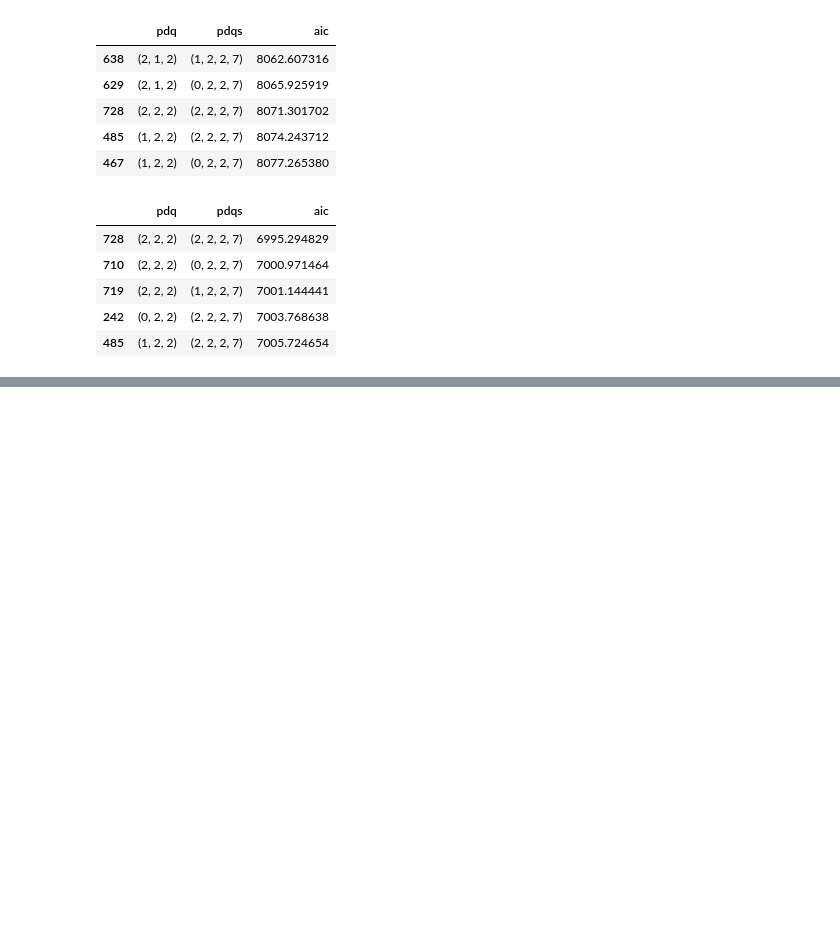
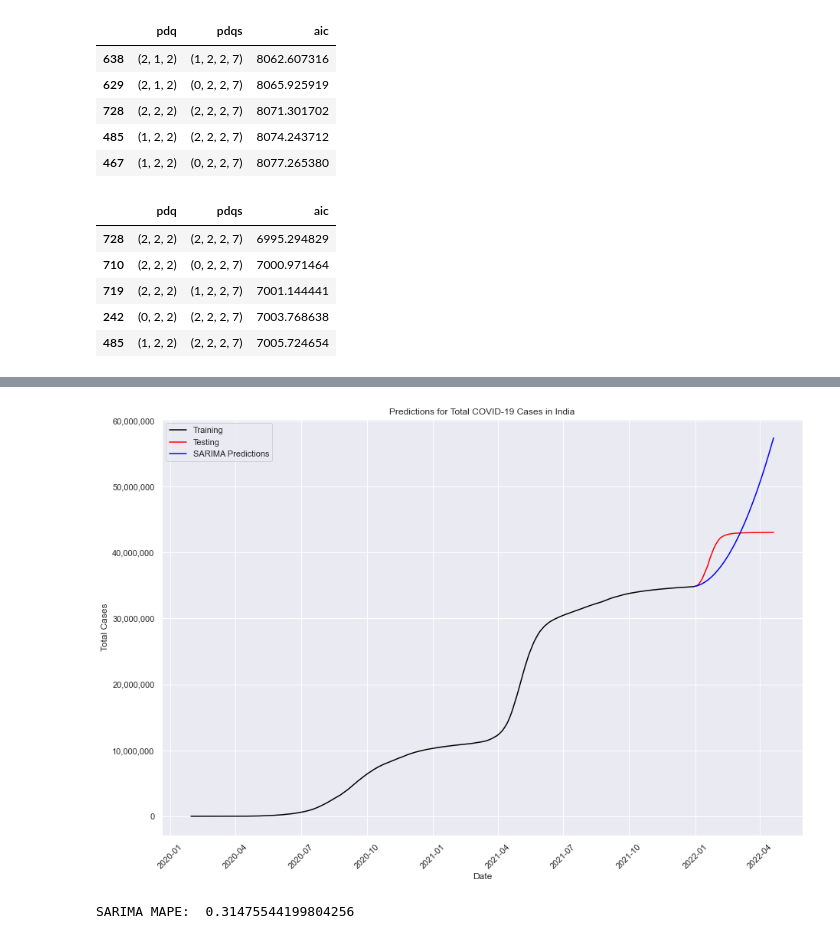
Before and after one commit to jkc5781/DS440, a Jupyter notebook: covid_data_exploration.ipynb, the cells around one changed output, grey strips where cells are left out. Saved outputs shown, nothing was run; the diff lists cells and outputs as text; code cells hidden in the pictures; blank space fills up the shorter version.

```diff
--- a/covid_data_exploration.ipynb
+++ b/covid_data_exploration.ipynb
@@ -198,8 +198,8 @@ df_us.index = pd.to_datetime(df_us['date'], format='%Y-%m-%d')
 # subset for India
 df_india = df.loc[df['location'] == 'India']
 df_india['total_deaths'] = df_india['total_deaths'].fillna(0)
-df_india_total_cases = df_us[['date', 'total_cases']]
-df_india_total_deaths = df_us[['date', 'total_deaths']]
+df_india_total_cases = df_india[['date', 'total_cases']]
+df_india_total_deaths = df_india[['date', 'total_deaths']]
 df_india_total_vaccinations = df_india[['date', 'total_vaccinations']]
 df_india_total_boosters = df_india[['date', 'total_boosters']]
 df_india.index = pd.to_datetime(df_india['date'], format='%Y-%m-%d')
@@ -603,0 +638,32 @@ sarimax_gridsearch(train_germany_total_deaths['total_deaths'], pdq, pdqs, freq='
+# %%
+SARIMAXmodel = SARIMAX(train_india_total_cases['total_cases'], order = (2, 2, 2), seasonal_order=(0,1,2,7))
+SARIMAXmodel = SARIMAXmodel.fit()
+y_pred_sarima = SARIMAXmodel.get_forecast(len(test_india_total_cases.index))
+y_pred_df_sarima = y_pred_sarima.conf_int(alpha = 0.05)
+y_pred_df_sarima["Predictions"] = SARIMAXmodel.predict(start = y_pred_df_sarima.index[0], end = y_pred_df_sarima.index[-1])
+y_pred_df_sarima.index = test_india_total_cases.index
+y_pred_out_sarima = y_pred_df_sarima["Predictions"]
+
+
+plt.xlabel('Date')
+plt.xticks(rotation= 45)
+plt.ylabel('Total Cases')
+plt.title('Predictions for Total COVID-19 Cases in India')
+plt.ticklabel_format(style='plain')
+plt.plot(train_india_total_cases, color = 'black', label = 'Training')
+plt.plot(test_india_total_cases, color = 'red', label = 'Testing')
+plt.plot(y_pred_out_sarima, color="Blue", label = "SARIMA Predictions")
+current_values = plt.gca().get_yticks()
+plt.gca().set_yticklabels(['{:,.0f}'.format(x) for x in current_values])
+plt.rcParams['figure.figsize'] = [15, 10]
+plt.legend()
+plt.show()
+# %% [output]
+[figure, added]
+# %%
+# Evaluate performance for SARIMA
+SARIMA_mape = np.sqrt(mean_absolute_percentage_error(test_india_total_cases['total_cases'].values, y_pred_df_sarima["Predictions"]))
+
+print("SARIMA MAPE: ", SARIMA_mape)
+# %% [output]
+SARIMA MAPE:  0.31475544199804256
```
Also changed, not shown: parts of 22 cells of this notebook.
